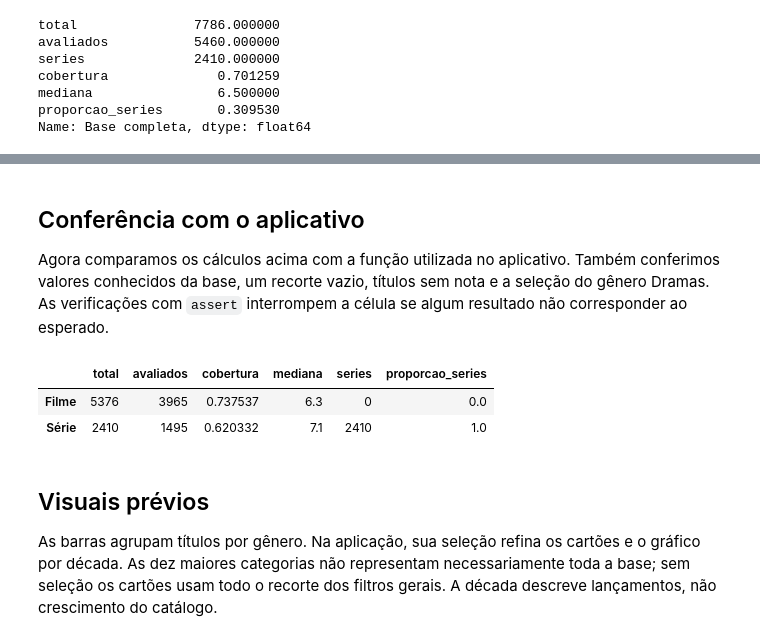
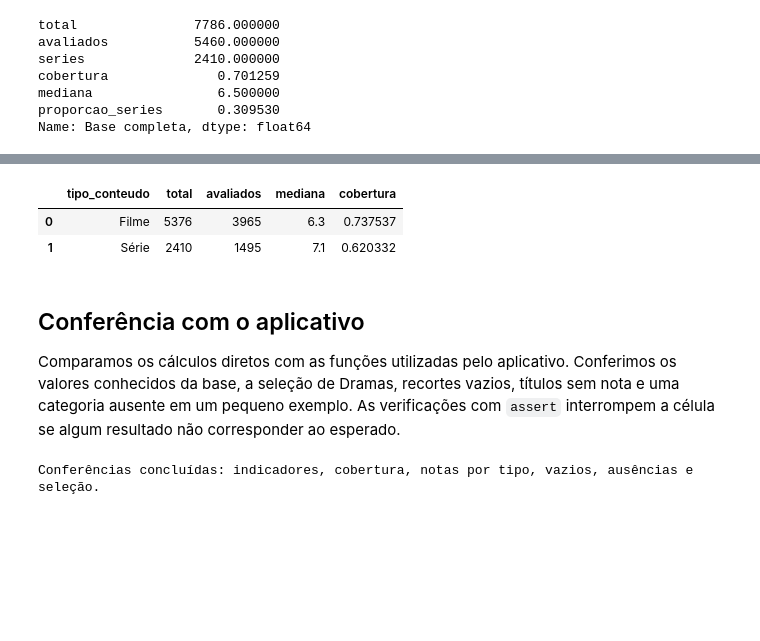
Before and after one commit to joaopdornelas/PraticaAVD, a Jupyter notebook: notebooks/metricas.ipynb, the cells around one changed output, grey strips where cells are left out. Cells and saved outputs as stored; diff of their text form; code cells hidden in the pictures; blank space fills up the shorter version.

```diff
--- a/notebooks/metricas.ipynb
+++ b/notebooks/metricas.ipynb
@@ -56,9 +106,26 @@ Name: Base completa, dtype: float64
+# %%
+# [IA] ChatGPT/Codex – agrupar as notas por tipo e calcular a cobertura.
+resumo_por_tipo = (
+    df.groupby('tipo_conteudo')['imdb_rating']
+    .agg(total='size', avaliados='count', mediana='median')
+    .reset_index()
+)
+resumo_por_tipo['cobertura'] = resumo_por_tipo['avaliados'] / resumo_por_tipo['total']
+resumo_por_tipo
+# %% [output]
+|  | tipo_conteudo | total | avaliados | mediana | cobertura |
+| 0 | Filme | 5376 | 3965 | 6.3 | 0.737537 |
+| 1 | Série | 2410 | 1495 | 7.1 | 0.620332 |
 # %% [markdown]
 ## Conferência com o aplicativo
 
-Agora comparamos os cálculos acima com a função utilizada no aplicativo. Também conferimos valores conhecidos da base, um recorte vazio, títulos sem nota e a seleção do gênero Dramas. As verificações com `assert` interrompem a célula se algum resultado não corresponder ao esperado.
+Comparamos os cálculos diretos com as funções utilizadas pelo aplicativo. Conferimos os valores conhecidos da base, a seleção de Dramas, recortes vazios, títulos sem nota e uma categoria ausente em um pequeno exemplo. As verificações com `assert` interrompem a célula se algum resultado não corresponder ao esperado.
 # %%
-from src.analytics import calculate_metrics, category_counts, select_categories, decade_counts
+# [IA] ChatGPT/Codex – comparar os cálculos e verificar recortes vazios, categorias ausentes e falta de notas.
+from src.analytics import (
+    calculate_metrics, category_counts, category_coverage,
+    select_categories, rating_summary,
+)
 
 m = calculate_metrics(df)
 for nome, valor in metricas_notebook.items():
@@ -72,29 +139,43 @@ assert cobertura == 5460 / 7786
 assert mediana == 6.5
 assert proporcao_series == 2410 / 7786
 
+pd.testing.assert_frame_equal(category_coverage(df, agrupamento), cobertura_categorias)
+pd.testing.assert_frame_equal(rating_summary(df), resumo_por_tipo)
+
 vazio = calculate_metrics(df.iloc[:0])
 assert vazio['total'] == 0
 assert vazio['cobertura'] is None
 assert vazio['mediana'] is None
 assert vazio['proporcao_series'] is None
+assert category_coverage(df.iloc[:0], agrupamento).empty
+assert rating_summary(df.iloc[:0]).empty
 
-sem_notas = calculate_metrics(df[df['imdb_rating'].isna()])
+titulos_sem_notas = df[df['imdb_rating'].isna()]
+sem_notas = calculate_metrics(titulos_sem_notas)
 assert sem_notas['cobertura'] == 0
 assert sem_notas['mediana'] is None
+assert (category_coverage(titulos_sem_notas, agrupamento)['cobertura'] == 0).all()
+resumo_sem_notas = rating_summary(titulos_sem_notas)
+assert (resumo_sem_notas['avaliados'] == 0).all()
+assert resumo_sem_notas['mediana'].isna().all()
+
+exemplo = pd.DataFrame({
+    'primary_genre': ['Dramas', 'Dramas', None, 'Comedies'],
+    'imdb_rating': [8.0, None, 7.0, None],
+})
+conferencia = category_coverage(exemplo, 'primary_genre').set_index('categoria')
+assert conferencia.loc['Dramas', 'total'] == 2
+assert conferencia.loc['Dramas', 'avaliados'] == 1
+assert conferencia.loc['Dramas', 'cobertura'] == 0.5
+assert conferencia.loc['Não informado', 'total'] == 1
+assert conferencia.loc['Não informado', 'cobertura'] == 1
+assert conferencia.loc['Comedies', 'avaliados'] == 0
+assert conferencia.loc['Comedies', 'cobertura'] == 0
 
 dramas = select_categories(df, 'primary_genre', [{'categoria': 'Dramas'}])
 assert calculate_metrics(dramas)['total'] == int((df['primary_genre'] == 'Dramas').sum())
-assert decade_counts(dramas)['titulos'].sum() == len(dramas)
+assert category_coverage(dramas, 'primary_genre')['total'].sum() == len(dramas)
 
-pd.DataFrame(
-    [calculate_metrics(part) for _, part in df.groupby('tipo_conteudo')],
-    index=sorted(df['tipo_conteudo'].unique()),
-)
+print('Conferências concluídas: indicadores, cobertura, notas por tipo, vazios, ausências e seleção.')
 # %% [output]
-|  | total | avaliados | cobertura | mediana | series | proporcao_series |
-| Filme | 5376 | 3965 | 0.737537 | 6.3 | 0 | 0.0 |
-| Série | 2410 | 1495 | 0.620332 | 7.1 | 2410 | 1.0 |
+Conferências concluídas: indicadores, cobertura, notas por tipo, vazios, ausências e seleção.
-# %% [markdown]
-## Visuais prévios
-
-As barras agrupam títulos por gênero. Na aplicação, sua seleção refina os cartões e o gráfico por década. As dez maiores categorias não representam necessariamente toda a base; sem seleção os cartões usam todo o recorte dos filtros gerais. A década descreve lançamentos, não crescimento do catálogo.
```
Also changed, not shown: parts of 14 cells of this notebook, 18 other files.
